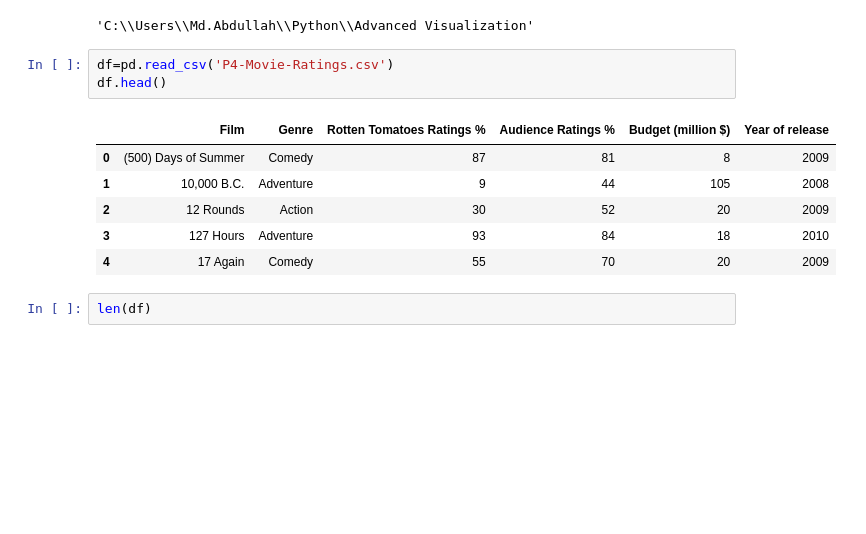
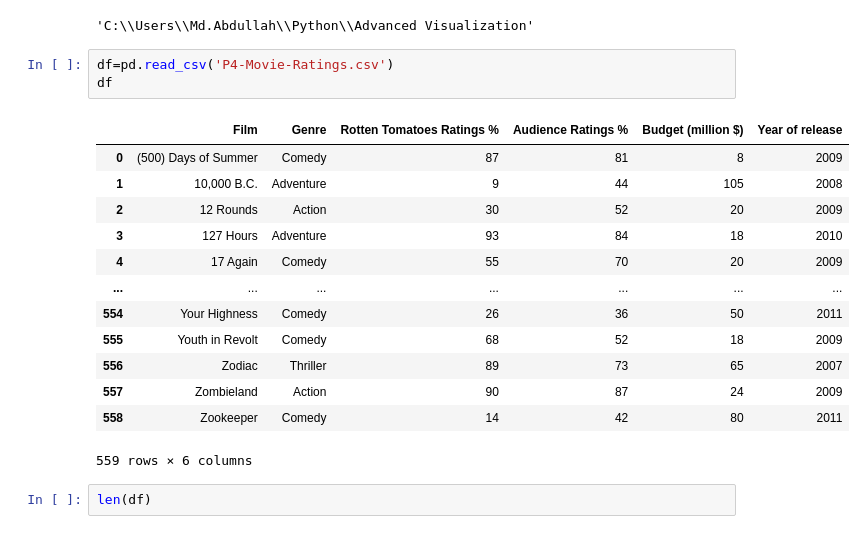
Before and after one commit to Abdullah-ICT-14/Python, a Jupyter notebook: Advanced Visualization/Advanced Visualization.ipynb, the cells around one changed output. Drawn from its saved outputs; the diff is of its cells as text; blank space fills up the shorter version.

```diff
--- a/Advanced Visualization/Advanced Visualization.ipynb
+++ b/Advanced Visualization/Advanced Visualization.ipynb
@@ -7,14 +7,21 @@ os.getcwd()
 'C:\\Users\\Md.Abdullah\\Python\\Advanced Visualization'
 # %%
 df=pd.read_csv('P4-Movie-Ratings.csv')
-df.head()
+df
 # %% [output]
 |  | Film | Genre | Rotten Tomatoes Ratings % | Audience Ratings % | Budget (million $) | Year of release |
 | 0 | (500) Days of Summer | Comedy | 87 | 81 | 8 | 2009 |
 | 1 | 10,000 B.C. | Adventure | 9 | 44 | 105 | 2008 |
 | 2 | 12 Rounds | Action | 30 | 52 | 20 | 2009 |
 | 3 | 127 Hours | Adventure | 93 | 84 | 18 | 2010 |
 | 4 | 17 Again | Comedy | 55 | 70 | 20 | 2009 |
+| ... | ... | ... | ... | ... | ... | ... |
+| 554 | Your Highness | Comedy | 26 | 36 | 50 | 2011 |
+| 555 | Youth in Revolt | Comedy | 68 | 52 | 18 | 2009 |
+| 556 | Zodiac | Thriller | 89 | 73 | 65 | 2007 |
+| 557 | Zombieland | Action | 90 | 87 | 24 | 2009 |
+| 558 | Zookeeper | Comedy | 14 | 42 | 80 | 2011 |
+559 rows × 6 columns
 # %%
 len(df)
 # %% [output]
```
Also changed, not shown: parts of 50 cells of this notebook.
